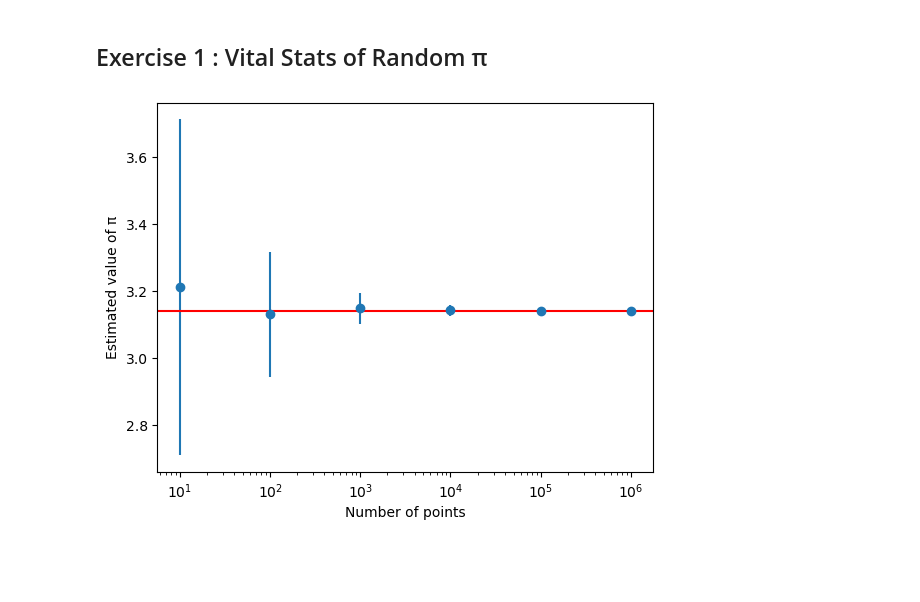
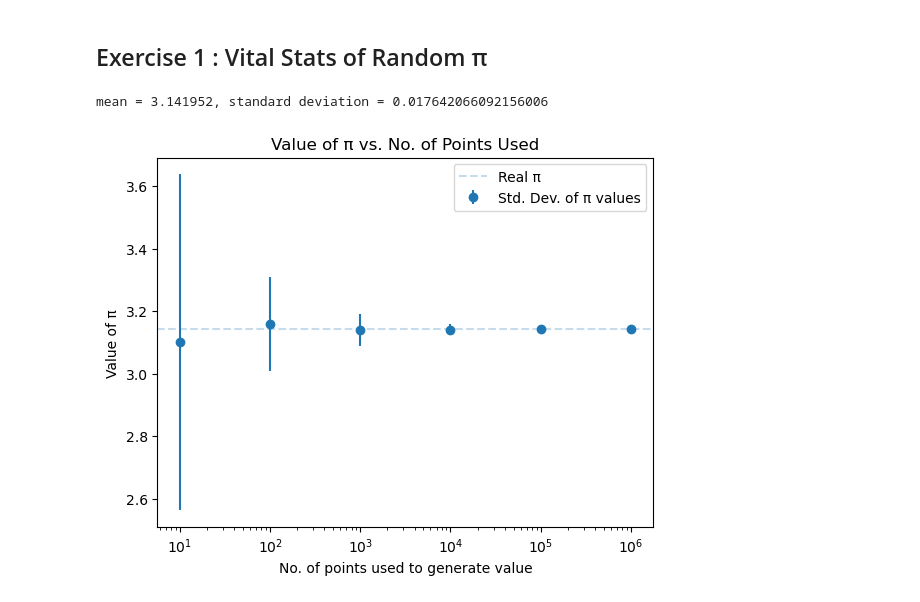
Before and after one commit to SPS-SP2273/learning-portfolio-adelefoo27, a Jupyter notebook: random numbers/random_numbers_(good).ipynb, the cells around one changed output. Saved outputs shown, nothing was run; the diff lists cells and outputs as text; code cells hidden in the pictures; blank space fills up the shorter version.

```diff
--- a/random numbers/random_numbers_(good).ipynb
+++ b/random numbers/random_numbers_(good).ipynb
@@ -83,6 +83,19 @@ Text(0.5, 1.0, 'Probability distribution for 1D Random walk with p=0.5')
 # %% [markdown]
 ### 1.3 What does theory say?
 # %%
+import numpy.random as rnd
+from matplotlib import pyplot as plt
+import numpy as np
+
+no_of_steps, p = 1_000, .5
+repeats = 10_000
+results = [brown_1d(prob_right=p, no_of_steps=no_of_steps)
+           for _ in range(repeats)]
+
+plt.hist(results, bins=25, density=True)
+plt.xlabel(f'Distance from the origin after {no_of_steps} steps')
+plt.title(f'Probability distribution for 1D Random walk with p={p}')
+
 def normal(x, m=0, s=1):
     '''
     Probability density function for the
@@ -92,6 +105,8 @@ def normal(x, m=0, s=1):
     output = np.exp(-(x-m)**2/(2*s2))
     output /= np.sqrt(2*np.pi*s2)
     return output
+
+prob_right = 0.5
 prob_left = 1 - prob_right                       # q = 1 -p
 mean = no_of_steps * (prob_right - prob_left)    # mean = N(p - q)
 sd = np.sqrt(4*no_of_steps*prob_right*prob_left) # sd = sqrt(4 N p q)
@@ -147,29 +163,41 @@ N_green=np.sum((x**2+y**2) <= 1)
 # %% [markdown]
 ## Exercise 1 :  Vital Stats of Random π
 # %%
-import numpy as np
-import numpy.random as rnd
 def estimate_pi(n):
-    x = rnd.uniform(low=-1, high=1, size=n)
-    y = rnd.uniform(low=-1, high=1, size=n)
-    n_green = np.sum((x**2+y**2) <=1)
+    x=rnd.uniform(low=-1, high=1, size=n)
+    y=rnd.uniform(low=-1, high=1, size=n)
+    n_green= np.sum((x**2+y**2) <= 1)
     return 4 * (n_green / n)
+
+n10000 = [estimate_pi(10000) for n in range(100)]
+
+mean = np.mean(n10000)
+std = np.std(n10000)
+
+print(f'mean = {mean}, standard deviation = {std}')
+
 ns = [10**i for i in range(1, 7)]
 means = []
 std_devs = []
 
 for n in ns:
-    estimations = [estimate_pi(n) for _ in range(100)]
-    mean = np.mean(estimations)
-    std_dev = np.std(estimations)
+    est = [estimate_pi(n) for _ in range(100)]
+    mean = np.mean(est)
+    std_dev = np.std(est)
     means.append(mean)
     std_devs.append(std_dev)
 
-plt.errorbar(ns, means, yerr=std_devs, fmt='o')
+y_line = np.linspace(np.pi, np.pi)
+plt.errorbar(ns, means, yerr=std_devs, fmt='o', label='Std. Dev. of π values')
+plt.axhline(y=np.pi, linestyle='--', alpha = .25, label = 'Real π')
 plt.xscale('log')
-plt.axhline(y=np.pi, color='r', linestyle='-')
-plt.xlabel('Number of points')
-plt.ylabel('Estimated value of π')
+plt.xlabel('No. of points used to generate value')
+plt.ylabel('Value of π')
+plt.legend()
+plt.title('Value of π vs. No. of Points Used')
+# yticks = np.arange(2.9, 3.3+0.1, 0.1)
+# plt.yticks(yticks, [f'{i:.1f}' for i in yticks])
 plt.show()
 # %% [output]
+mean = 3.141952, standard deviation = 0.017642066092156006
-[figure, old version]
+[figure, new version]
```
Also changed, not shown: parts of 2 cells of this notebook, 1 other file.
